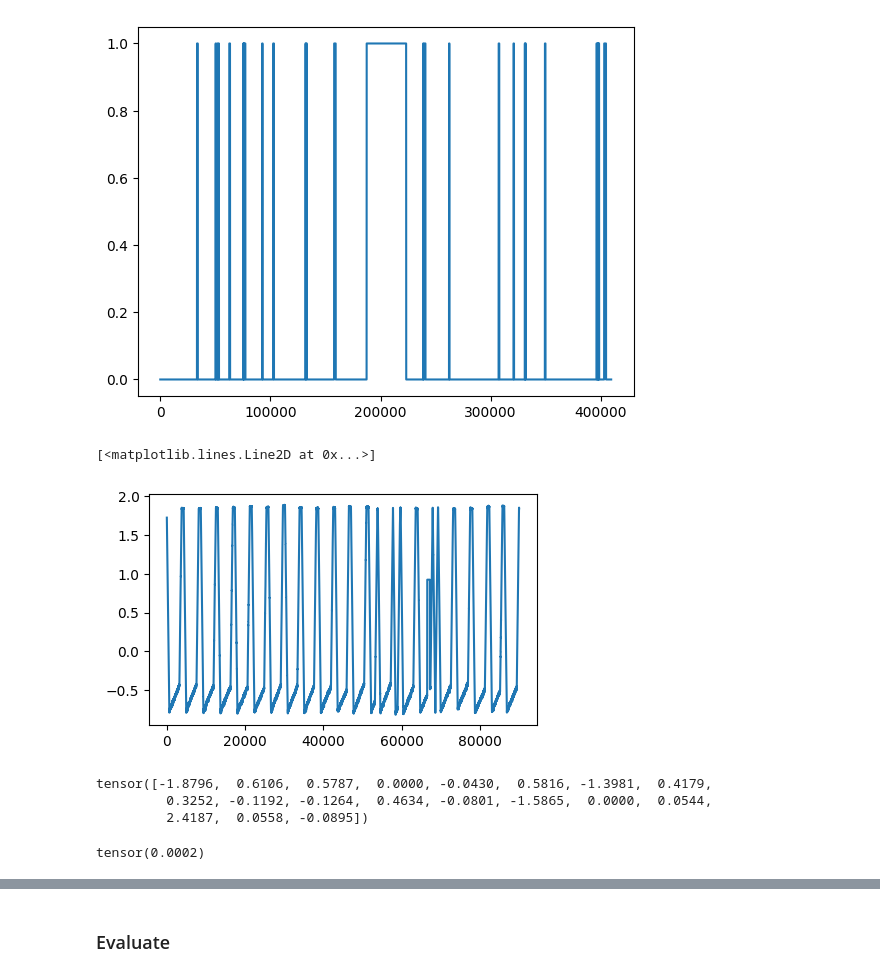
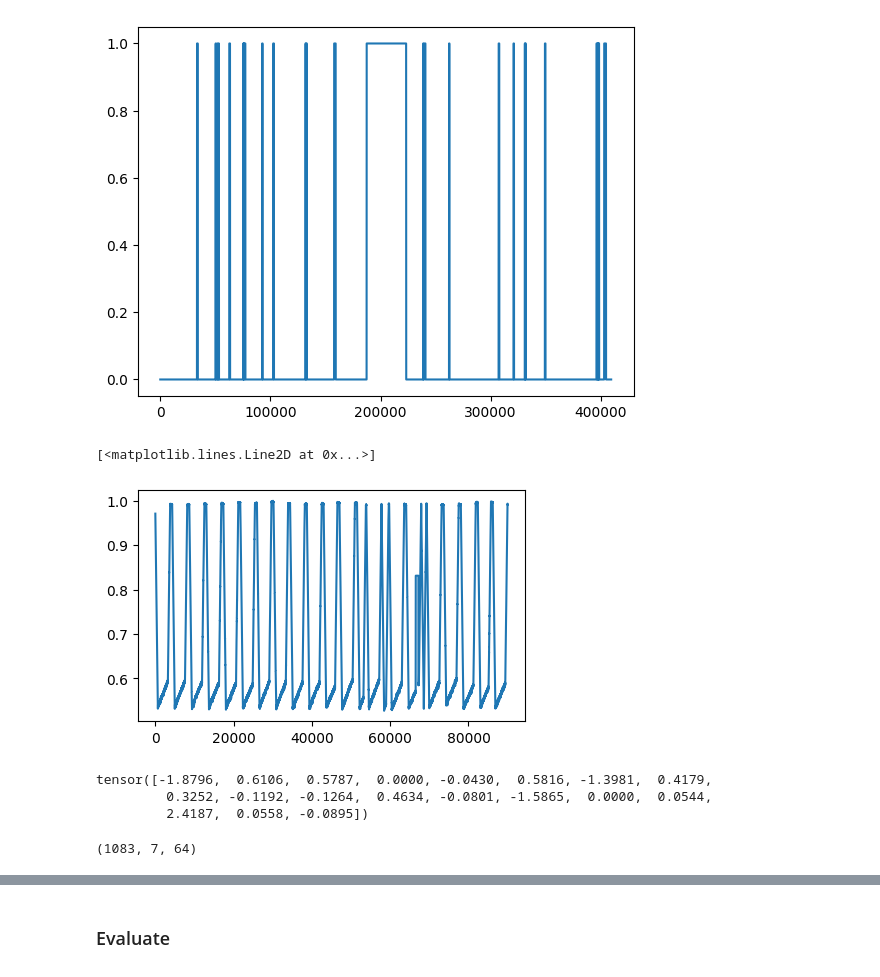
Before and after one commit to Andrei3223/VAE_anomaly_detection, a Jupyter notebook: swat_preproc.ipynb, the cells around one changed output, grey strips where cells are left out. Cells and saved outputs as stored; diff of their text form; code cells hidden in the pictures.

Commit message:
updated metrics and train

```diff
--- a/swat_preproc.ipynb
+++ b/swat_preproc.ipynb
@@ -303,0 +308,10 @@ test_dataset = SwatDataset("./test_norm.npy", feature_idx=col_list, start_idx=0,
+# %%
+col_list = [1, 2, 3, 4, 6, 12, 14, 16, 18, 21, 22, 24, 27, 28, 29, 33, 35, 42, 49]
+train_dataset_minmax = SwatDataset("./data/train.npy", feature_idx=col_list, start_idx=10_000, end_idx=-1,
+                             window_size=100, sliding=7)
+val_dataset_minmax = SwatDataset("./data/validation.npy", feature_idx=col_list, start_idx=0, end_idx=-1,
+                             window_size=100, sliding=100, labels_path="./data/labels_validation.npy")
+test_dataset_minmax = SwatDataset("./data/test.npy", feature_idx=col_list, start_idx=0, end_idx=-1,
+                             window_size=100, sliding=100, labels_path='./data/labels_test.npy')
+
+len(train_dataset_minmax), len(val_dataset_minmax), len(test_dataset_minmax)
@@ -307,14 +323,14 @@ plt.plot(test_dataset.labels)
 [<matplotlib.lines.Line2D at 0x...>]
 [figure]
 # %%
-train_clear = np.load("./test_norm.npy", allow_pickle=True).take(col_list, axis=1)
+train_clear = np.load("./data/test.npy", allow_pickle=True).take(col_list, axis=1)
 train_clear.shape
 
 fig, axs = plt.subplots(1, 1, figsize =(5, 3))
 axs.plot(train_clear[10_000:100_000, 0])
 # %% [output]
 [<matplotlib.lines.Line2D at 0x...>]
-[figure, old version]
+[figure, new version]
 # %%
 torch.mean(train_dataset[0][0], dim=0)
 # %% [output]
@@ -328,22 +344,18 @@ tensor([-1.8796,  0.6106,  0.5787,  0.0000, -0.0430,  0.5816, -1.3981,  0.4179,
 
 # len(train), len(val)
 # %%
-train_loader = DataLoader(train_dataset, batch_size=64, shuffle=True, num_workers=4)
-val_loader = DataLoader(val_dataset, batch_size=64, shuffle=False, num_workers=4)
-test_loader = DataLoader(test_dataset, batch_size=64, shuffle=False, num_workers=4)
+# train_loader = DataLoader(train_dataset, batch_size=64, shuffle=True, num_workers=4)
+# val_loader = DataLoader(val_dataset, batch_size=64, shuffle=False)
+# test_loader = DataLoader(test_dataset, batch_size=64, shuffle=False)
+
+train_loader = DataLoader(train_dataset_minmax, batch_size=64, shuffle=True, num_workers=4)
+val_loader = DataLoader(val_dataset_minmax, batch_size=64, shuffle=False)
+test_loader = DataLoader(test_dataset_minmax, batch_size=64, shuffle=False)
 
 # val_train_loader = DataLoader(val, batch_size=64, shuffle=False, num_workers=4)
+len(train_loader), len(val_loader), len(test_loader)
+# %% [output]
+(1083, 7, 64)
-# %%
-loss = 0.0
-for feat, _ in tqdm(train_loader):
-    res = torch.zeros(feat.shape)
-    loss = torch.nn.MSELoss()(res, feat)
-
-    loss += loss.item() * feat.shape[0]
-loss /= len(train_loader.dataset)
-print(loss)
-# %% [output]
-tensor(0.0002)
 # %%
 wandb.login()
 # %% [output]
```
Also changed, not shown: parts of 23 cells of this notebook, 3 other files.
